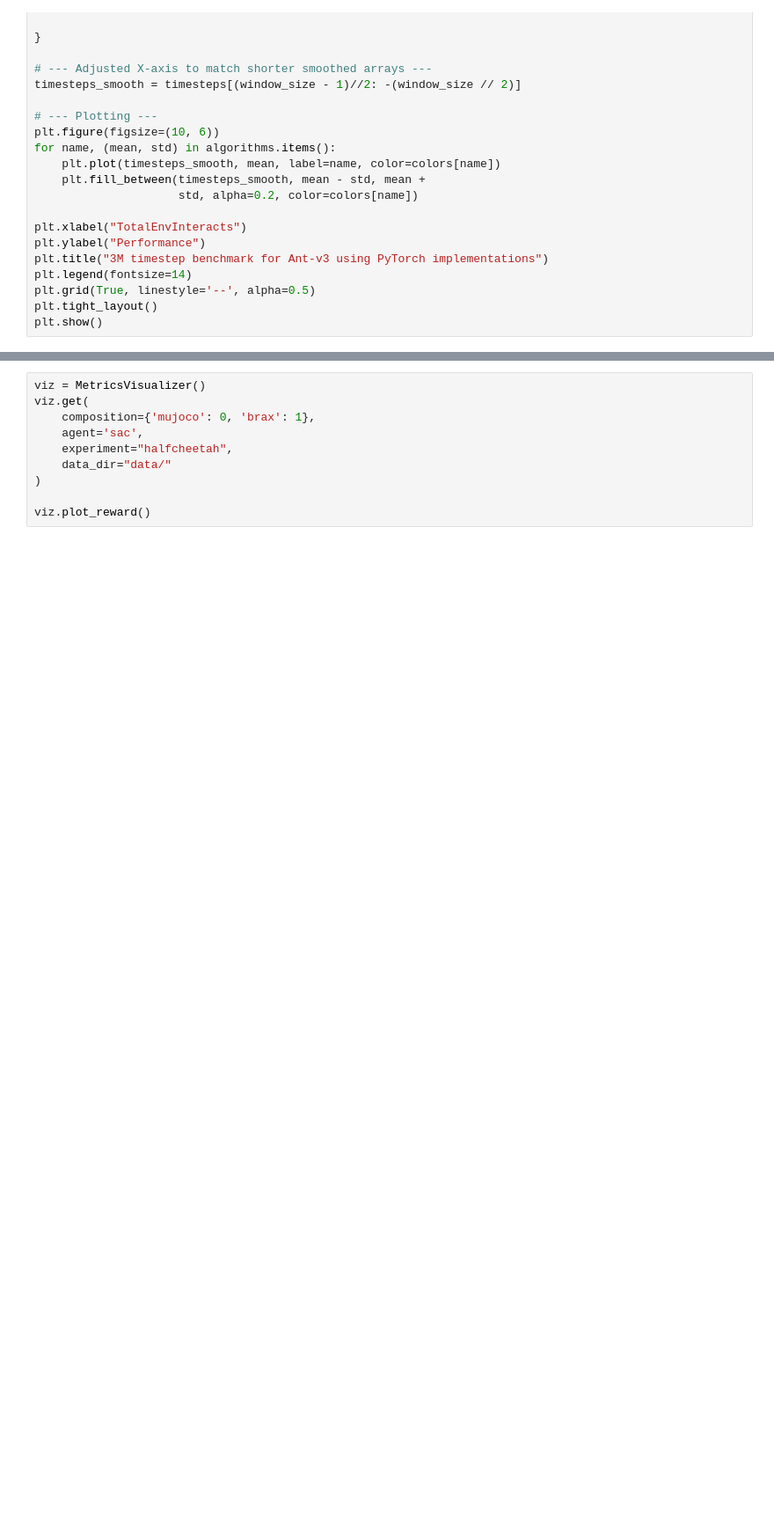
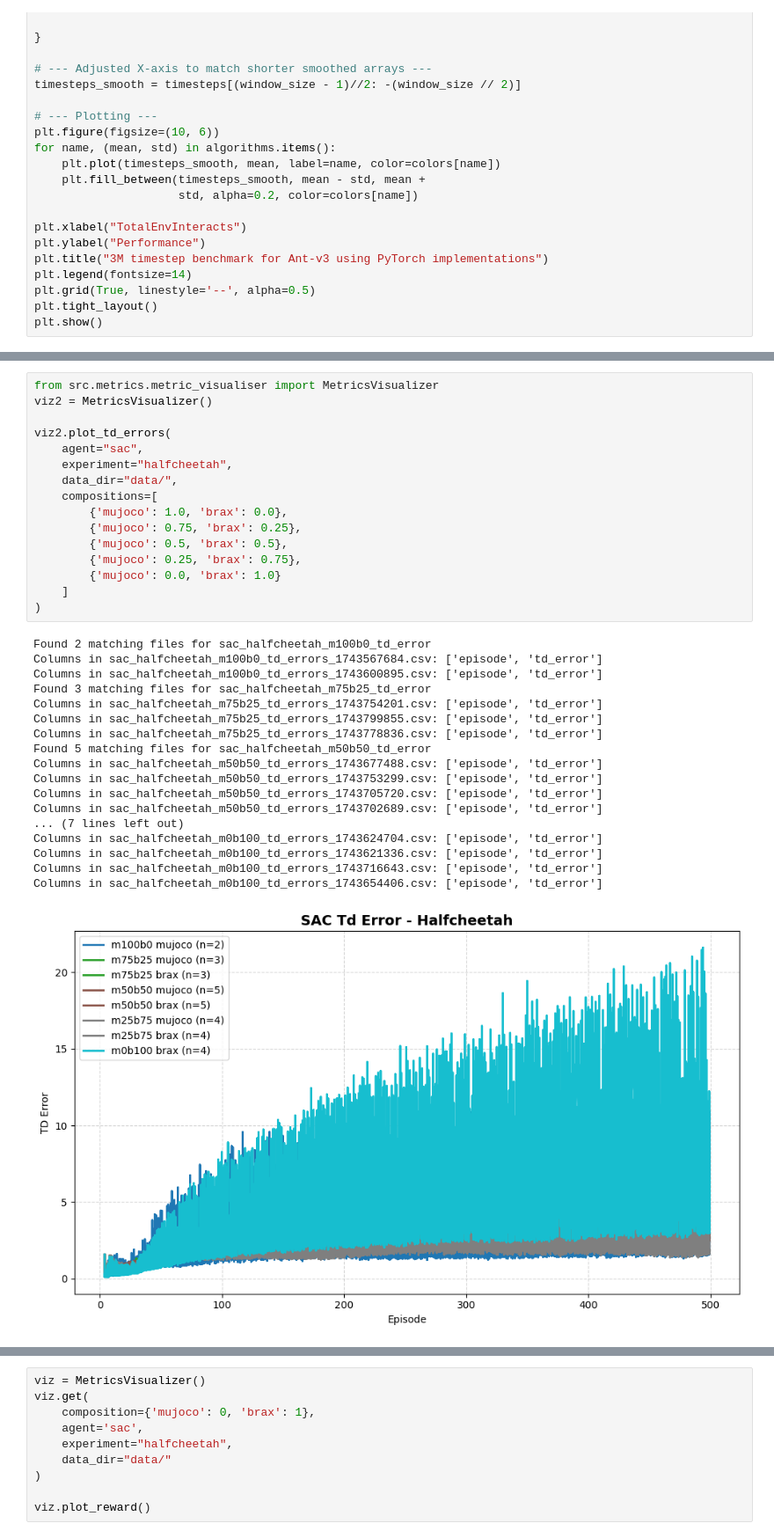
Before and after one commit to felixp33/hysarl, a Jupyter notebook: viz_test.ipynb, the cells around one changed output, grey strips where cells are left out. Shown at 88% size. Drawn from its saved outputs; the diff is of its cells as text; blank space fills up the shorter version.

```diff
--- a/viz_test.ipynb
+++ b/viz_test.ipynb
@@ -74,0 +67,35 @@ Found 3 matching files for sac_ant_m50b50_rewards
+# %%
+from src.metrics.metric_visualiser import MetricsVisualizer
+viz2 = MetricsVisualizer()
+
+viz2.plot_td_errors(
+    agent="sac",
+    experiment="halfcheetah",
+    data_dir="data/",
+    compositions=[
+        {'mujoco': 1.0, 'brax': 0.0},
+        {'mujoco': 0.75, 'brax': 0.25},
+        {'mujoco': 0.5, 'brax': 0.5},
+        {'mujoco': 0.25, 'brax': 0.75},
+        {'mujoco': 0.0, 'brax': 1.0}
+    ]
+)
+# %% [output]
+Found 2 matching files for sac_halfcheetah_m100b0_td_error
+Columns in sac_halfcheetah_m100b0_td_errors_1743567684.csv: ['episode', 'td_error']
+Columns in sac_halfcheetah_m100b0_td_errors_1743600895.csv: ['episode', 'td_error']
+Found 3 matching files for sac_halfcheetah_m75b25_td_error
+Columns in sac_halfcheetah_m75b25_td_errors_1743754201.csv: ['episode', 'td_error']
+Columns in sac_halfcheetah_m75b25_td_errors_1743799855.csv: ['episode', 'td_error']
+Columns in sac_halfcheetah_m75b25_td_errors_1743778836.csv: ['episode', 'td_error']
+Found 5 matching files for sac_halfcheetah_m50b50_td_error
+Columns in sac_halfcheetah_m50b50_td_errors_1743677488.csv: ['episode', 'td_error']
+Columns in sac_halfcheetah_m50b50_td_errors_1743753299.csv: ['episode', 'td_error']
+Columns in sac_halfcheetah_m50b50_td_errors_1743705720.csv: ['episode', 'td_error']
+Columns in sac_halfcheetah_m50b50_td_errors_1743702689.csv: ['episode', 'td_error']
+... (7 lines left out)
+Columns in sac_halfcheetah_m0b100_td_errors_1743624704.csv: ['episode', 'td_error']
+Columns in sac_halfcheetah_m0b100_td_errors_1743621336.csv: ['episode', 'td_error']
+Columns in sac_halfcheetah_m0b100_td_errors_1743716643.csv: ['episode', 'td_error']
+Columns in sac_halfcheetah_m0b100_td_errors_1743654406.csv: ['episode', 'td_error']
+[figure, added]
```
Also changed, not shown: parts of 2 cells of this notebook, 16 other files.
